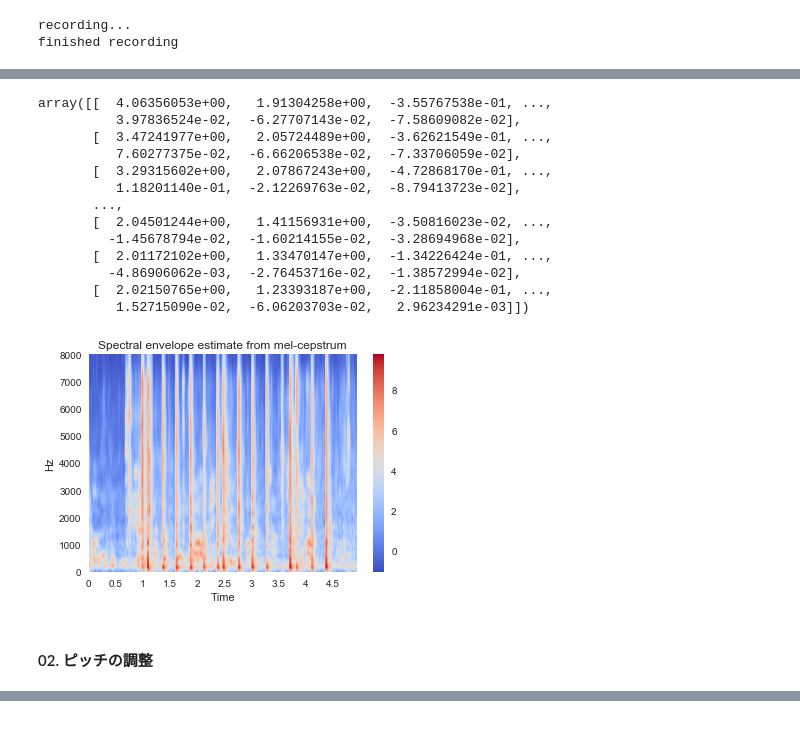
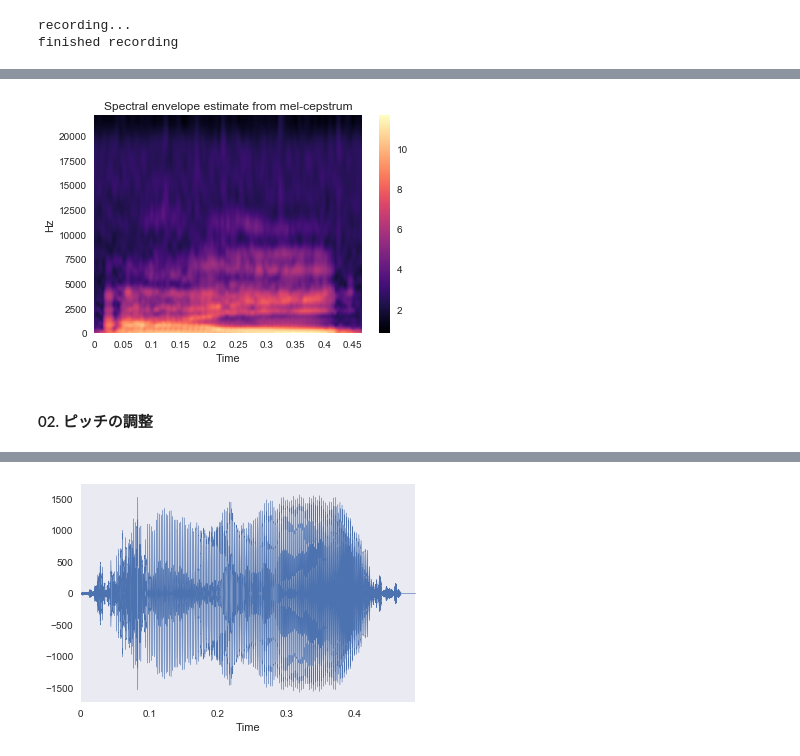
Before and after one commit to baco16g/audio_practice, a Jupyter notebook: aidiary/#0 voice_changer/MyProject.ipynb, the cells around one changed output, grey strips where cells are left out. Cells and saved outputs as stored; diff of their text form; code cells hidden in the pictures; blank space fills up the shorter version.

```diff
--- a/aidiary/#0 voice_changer/MyProject.ipynb
+++ b/aidiary/#0 voice_changer/MyProject.ipynb
@@ -105,3 +111,16 @@ def
+# %%
+def  set_voice(x, fs, pitch, mfcc, hop_length=80, order=25, alpha=0.42, pitch_rate=1.0, mfcc_rate=1.0):
+    b =pysptk.mc2b(mfcc * pitch_rate, alpha);
+    synthesizer = Synthesizer(MLSADF(order=order, alpha=alpha), hop_length)
+
+    source_excitation = pysptk.excite(pitch * mfcc_rate, hop_length)
+
+    # source_excitation = pitch
+
+    x_synthesized = synthesizer.synthesis(source_excitation, b)
+
+    plot_audio(x_synthesized, fs)
+    return play_wav(x_synthesized, fs)
 # %% [markdown]
 ### Main Function
 # %% [markdown]
@@ -135,21 +153,11 @@ play_wav(x, fs)
 # %% [output]
 [interactive output not drawn]
 # %%
-extract_mfcc(x, fs, frame_length=CHUNK, hop_length=PERIOD)
+mfcc = extract_mfcc(x, fs, frame_length=CHUNK, hop_length=PERIOD)
 # %% [output]
-array([[  4.06356053e+00,   1.91304258e+00,  -3.55767538e-01, ...,
-          3.97836524e-02,  -6.27707143e-02,  -7.58609082e-02],
-       [  3.47241977e+00,   2.05724489e+00,  -3.62621549e-01, ...,
-          7.60277375e-02,  -6.66206538e-02,  -7.33706059e-02],
-       [  3.29315602e+00,   2.07867243e+00,  -4.72868170e-01, ...,
-          1.18201140e-01,  -2.12269763e-02,  -8.79413723e-02],
-       ...,
-       [  2.04501244e+00,   1.41156931e+00,  -3.50816023e-02, ...,
-         -1.45678794e-02,  -1.60214155e-02,  -3.28694968e-02],
-       [  2.01172102e+00,   1.33470147e+00,  -1.34226424e-01, ...,
-         -4.86906062e-03,  -2.76453716e-02,  -1.38572994e-02],
-       [  2.02150765e+00,   1.23393187e+00,  -2.11858004e-01, ...,
-          1.52715090e-02,  -6.06203703e-02,   2.96234291e-03]])
-[figure, old version]
+[figure, new version]
 # %% [markdown]
 #### 02. ピッチの調整
+# %%
+set_voice(x, fs, pitch, mfcc, hop_length=PERIOD, order=ORDER, alpha=ALPHA, pitch_rate=1.0,  mfcc_rate=1.0)
+# %% [output]
@@ -155,0 +165 @@ array([[  4.06356053e+00,   1.91304258e+00,  -3.55767538e-01, ...,
+[figure, added]
```
Also changed, not shown: parts of 7 cells of this notebook, 4 other files.
